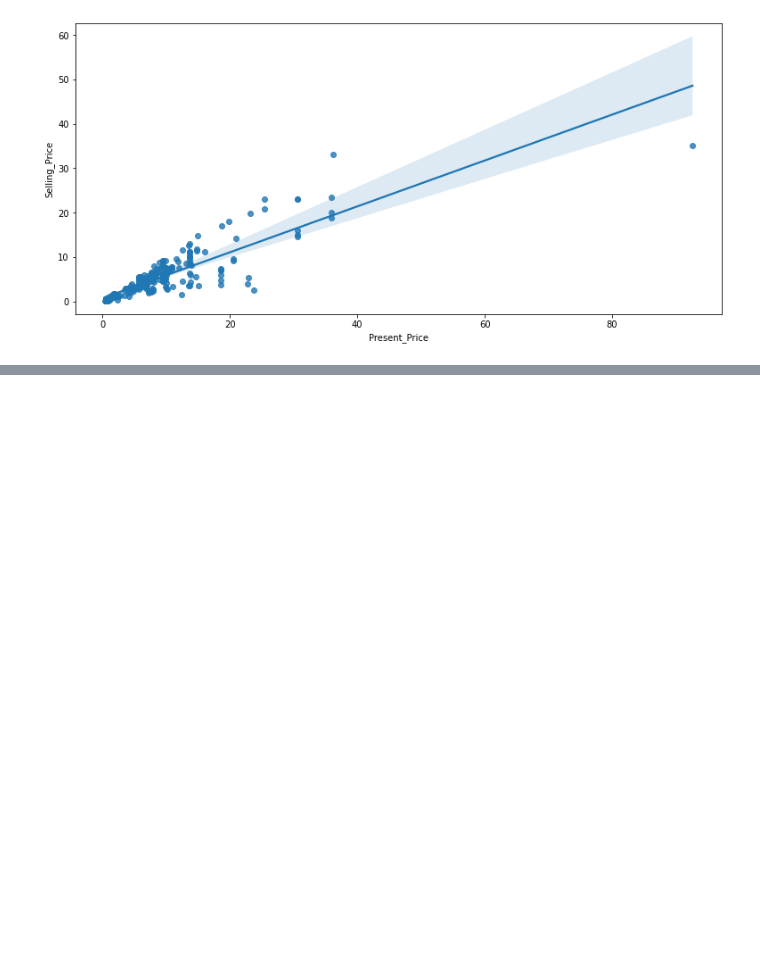
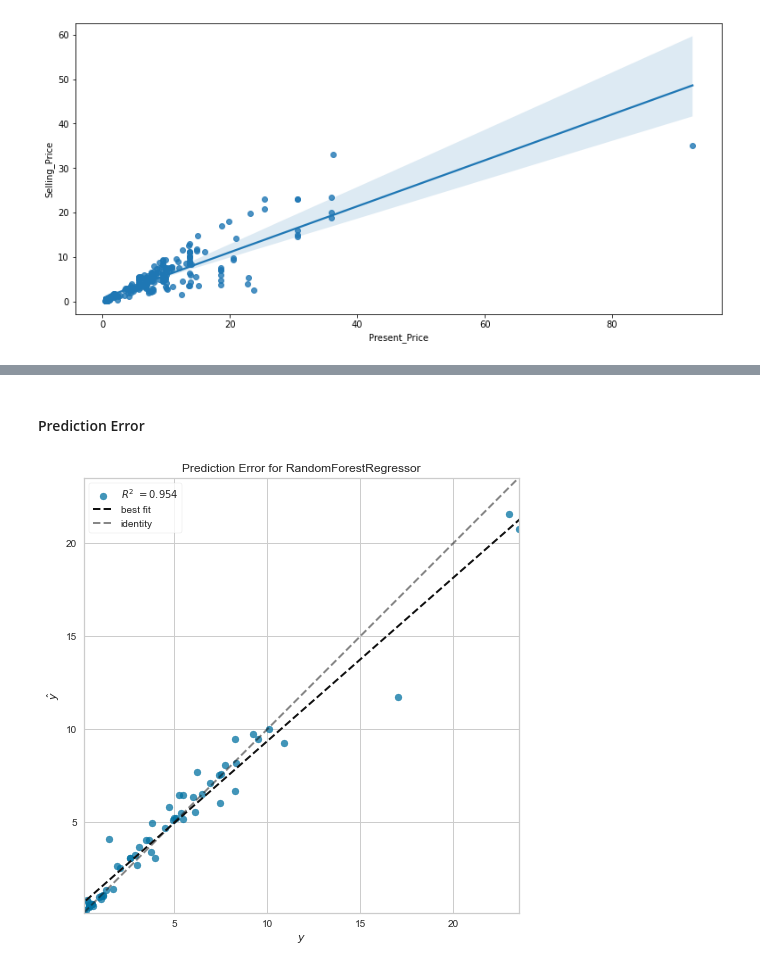
Before and after one commit to Prakashdeveloper03/Pricefy, a Jupyter notebook: notebook/Car Price Analysis.ipynb, the cells around one changed output, grey strips where cells are left out. Cells and saved outputs as stored; diff of their text form; code cells hidden in the pictures; blank space fills up the shorter version.

```diff
--- a/notebook/Car Price Analysis.ipynb
+++ b/notebook/Car Price Analysis.ipynb
@@ -405,0 +576,13 @@ plt.show()  # displays plot
+# %% [markdown]
+#### Prediction Error
+# %%
+from yellowbrick.regressor import PredictionError
+
+plt.figure(figsize=(14, 8))  # sets figure size as 14 x 8
+visualizer = PredictionError(rf_reg)  # plots predict error plot
+visualizer.fit(X_train, y_train)  # fits visualizer
+visualizer.score(X_test, y_test)  # sets score in plot's legend
+visualizer.show()  # shows x_label, y_label, title & legend
+plt.show()  # displays plot
+# %% [output]
+[figure, added]
```
Also changed, not shown: parts of 29 cells of this notebook, 1 other file.
